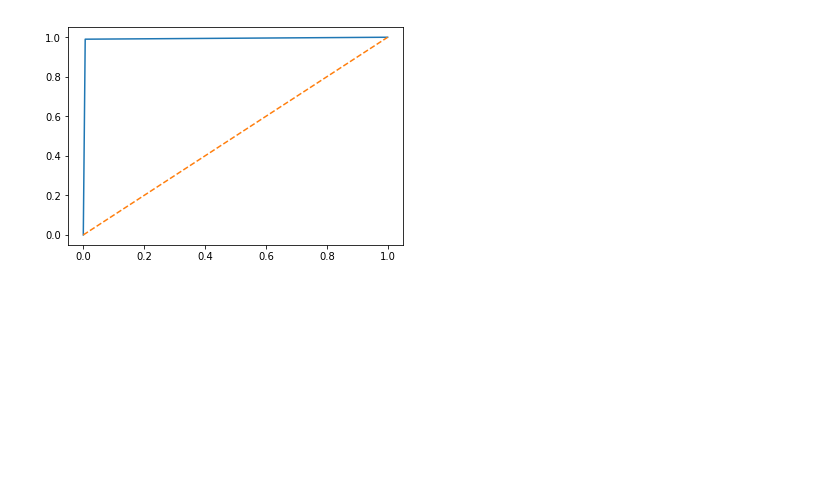
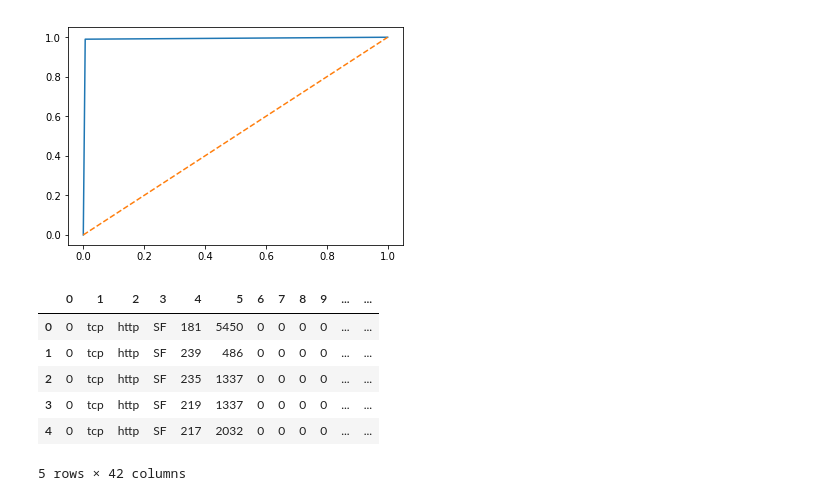
Before and after one commit to garrettjanderson/projects, a Jupyter notebook: cyberattacks.ipynb, the cells around one changed output. Saved outputs shown, nothing was run; the diff lists cells and outputs as text; code cells hidden in the pictures; blank space fills up the shorter version.

Commit message:
Add .gz file of data, update read_csv to unzip file

```diff
--- a/cyberattacks.ipynb
+++ b/cyberattacks.ipynb
@@ -324,3 +324,15 @@ ax.plot(fpr, tpr)
 ax.plot([0,1],[0,1], '--');
 # %% [output]
 [figure]
+# %%
+testing = pd.read_csv('cyberdata.gz', compression = 'infer', header = None)
+# %%
+testing.head()
+# %% [output]
+|  | 0 | 1 | 2 | 3 | 4 | 5 | 6 | 7 | 8 | 9 | ... | ... |
+| 0 | 0 | tcp | http | SF | 181 | 5450 | 0 | 0 | 0 | 0 | ... | ... |
+| 1 | 0 | tcp | http | SF | 239 | 486 | 0 | 0 | 0 | 0 | ... | ... |
+| 2 | 0 | tcp | http | SF | 235 | 1337 | 0 | 0 | 0 | 0 | ... | ... |
+| 3 | 0 | tcp | http | SF | 219 | 1337 | 0 | 0 | 0 | 0 | ... | ... |
+| 4 | 0 | tcp | http | SF | 217 | 2032 | 0 | 0 | 0 | 0 | ... | ... |
+5 rows × 42 columns
```
Also changed, not shown: parts of 1 cell of this notebook, 1 other file.
